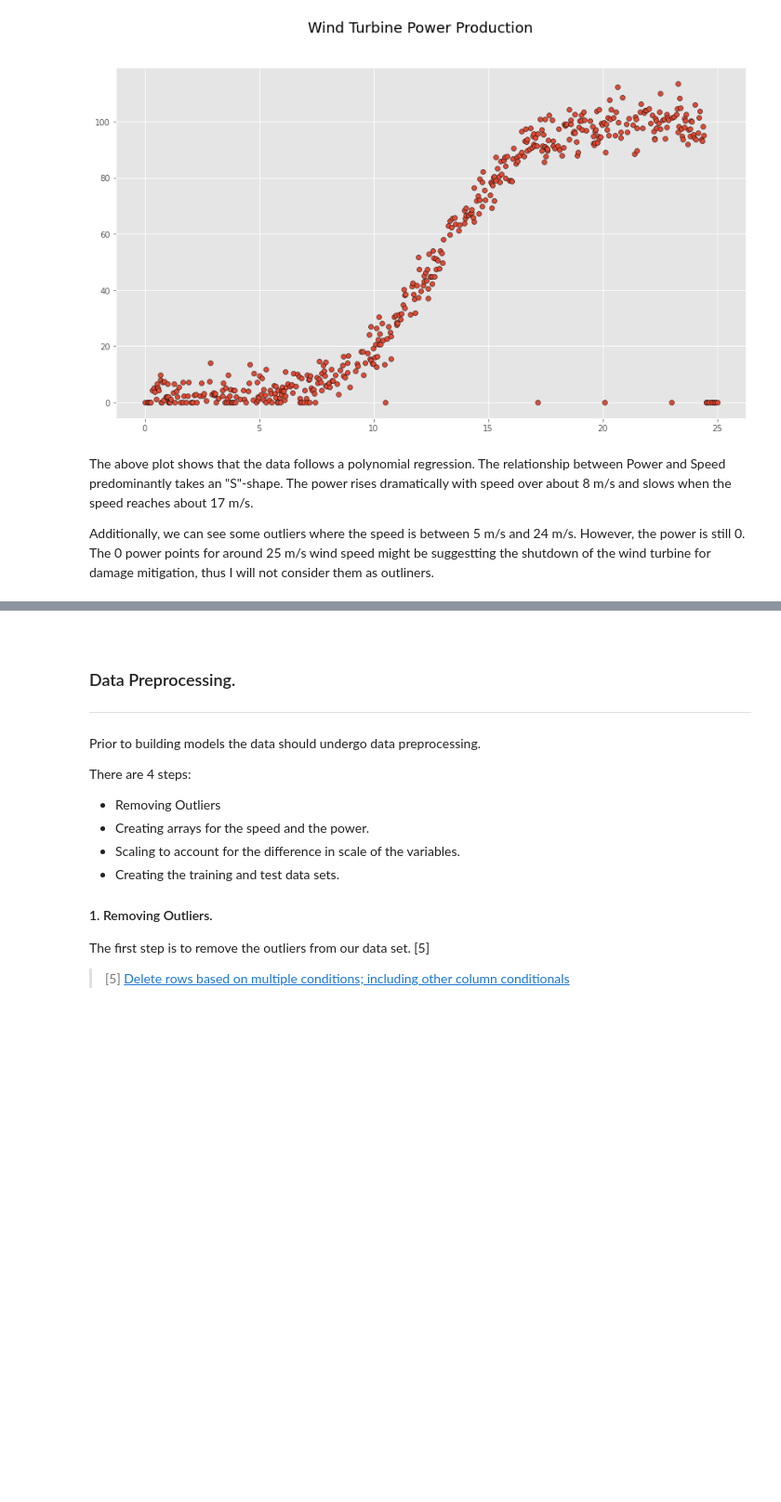
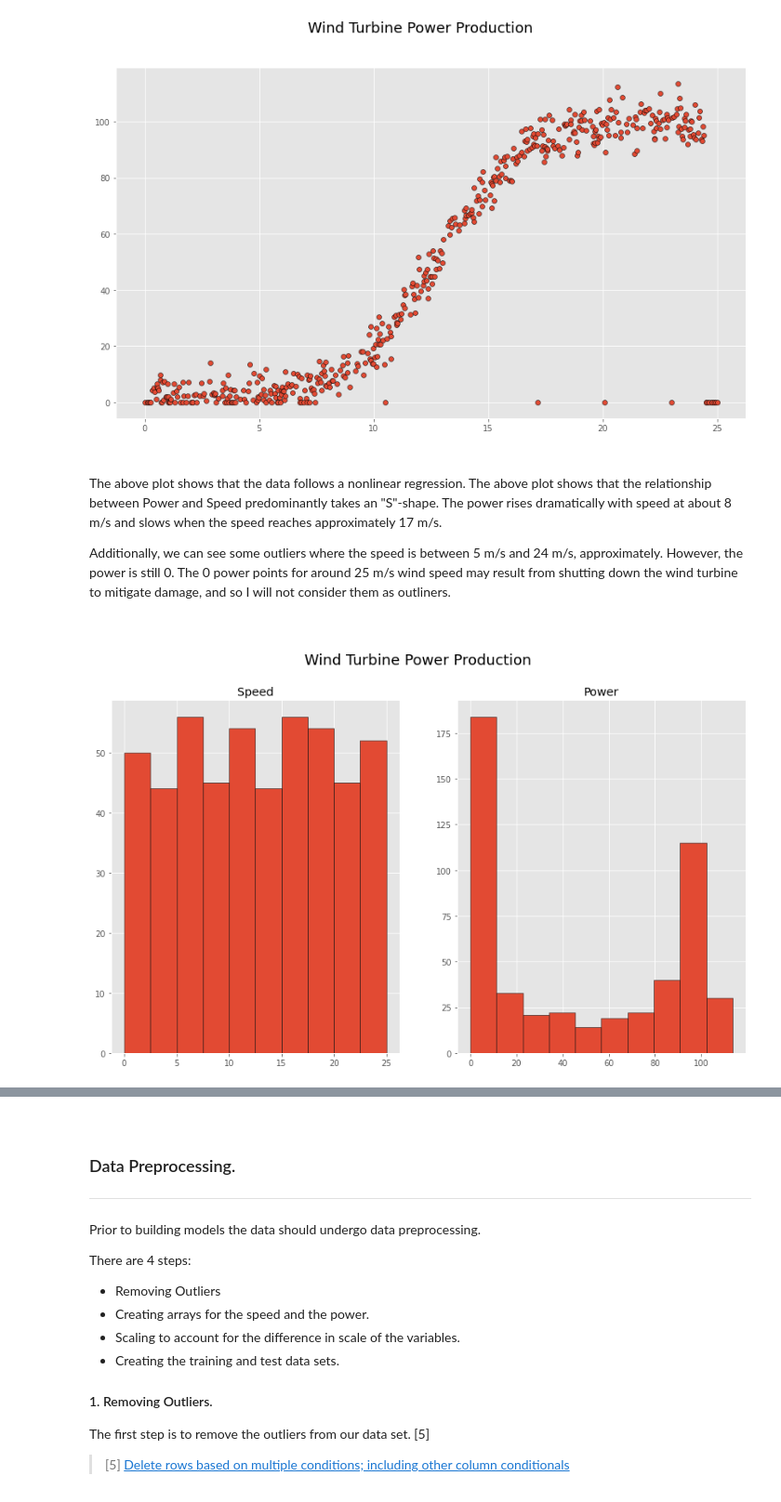
Before and after one commit to olgarozhdestvina/Machine-Learning-and-Statistics-Project, a Jupyter notebook: Power_production_models.ipynb, the cells around one changed output, grey strips where cells are left out. Shown at 93% size. Saved outputs shown, nothing was run; the diff lists cells and outputs as text; code cells hidden in the pictures; blank space fills up the shorter version.

```diff
--- a/Power_production_models.ipynb
+++ b/Power_production_models.ipynb
@@ -139,6 +139,25 @@ plt.show()
 # %% [output]
 [figure]
 # %% [markdown]
-The above plot shows that the data follows a polynomial regression. The relationship between Power and Speed predominantly takes an "S"-shape. The power rises dramatically with speed over about 8 m/s and slows when the speed reaches about 17 m/s.
+<br>
 
-Additionally, we can see some outliers where the speed is between 5 m/s and 24 m/s. However, the power is still 0. The 0 power points for around 25 m/s wind speed might be suggestting the shutdown of the wind turbine for damage mitigation, thus I will not consider them as outliners.
+The above plot shows that the data follows a nonlinear regression. The above plot shows that the relationship between Power and Speed predominantly takes an "S"-shape. The power rises dramatically with speed at about 8 m/s and slows when the speed reaches approximately 17 m/s.
+
+Additionally, we can see some outliers where the speed is between 5 m/s and 24 m/s, approximately. However, the power is still 0. The 0 power points for around 25 m/s wind speed may result from shutting down the wind turbine to mitigate damage, and so I will not consider them as outliners.
+
+<br>
+# %%
+# Create a figure, axis 1x2 and titles
+fig, [ax1,ax2] = plt.subplots(1,2)
+fig.suptitle("Wind Turbine Power Production")
+ax1.set_title("Speed")
+ax2.set_title("Power")
+
+# Plot data.
+ax1.hist(df.speed, edgecolor="black")
+ax2.hist(df.power, edgecolor="black")
+
+# Show the plots.
+plt.show()
+# %% [output]
+[figure, added]
```
Also changed, not shown: parts of 17 cells of this notebook.
